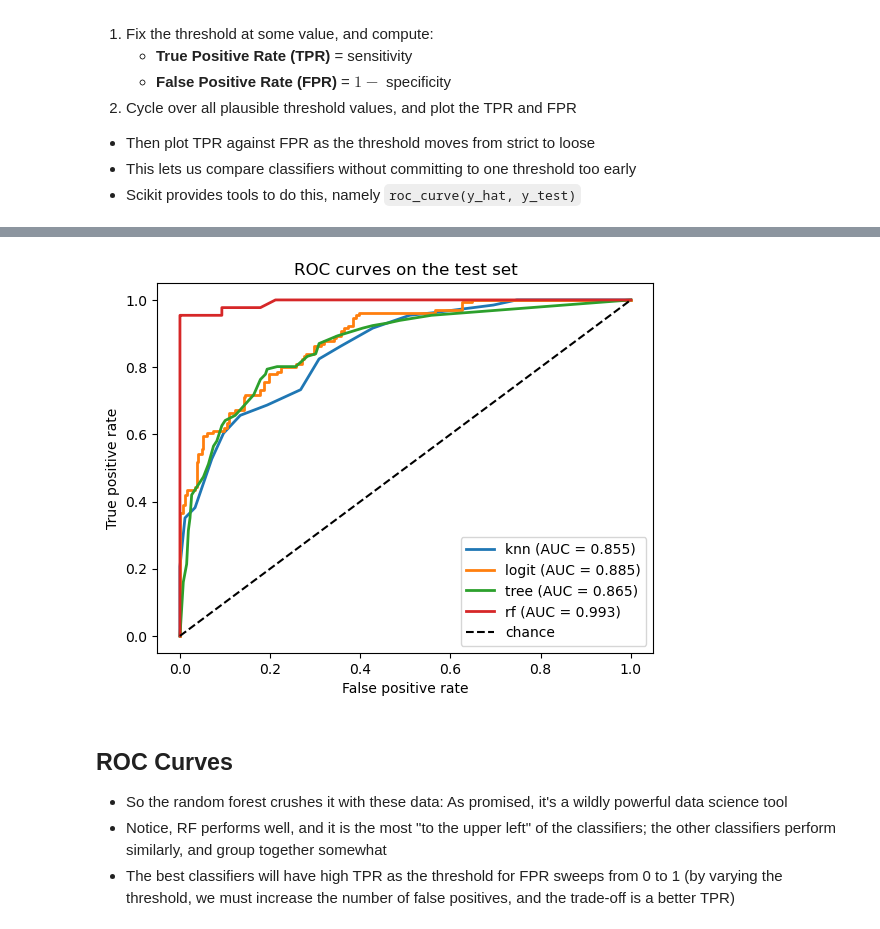
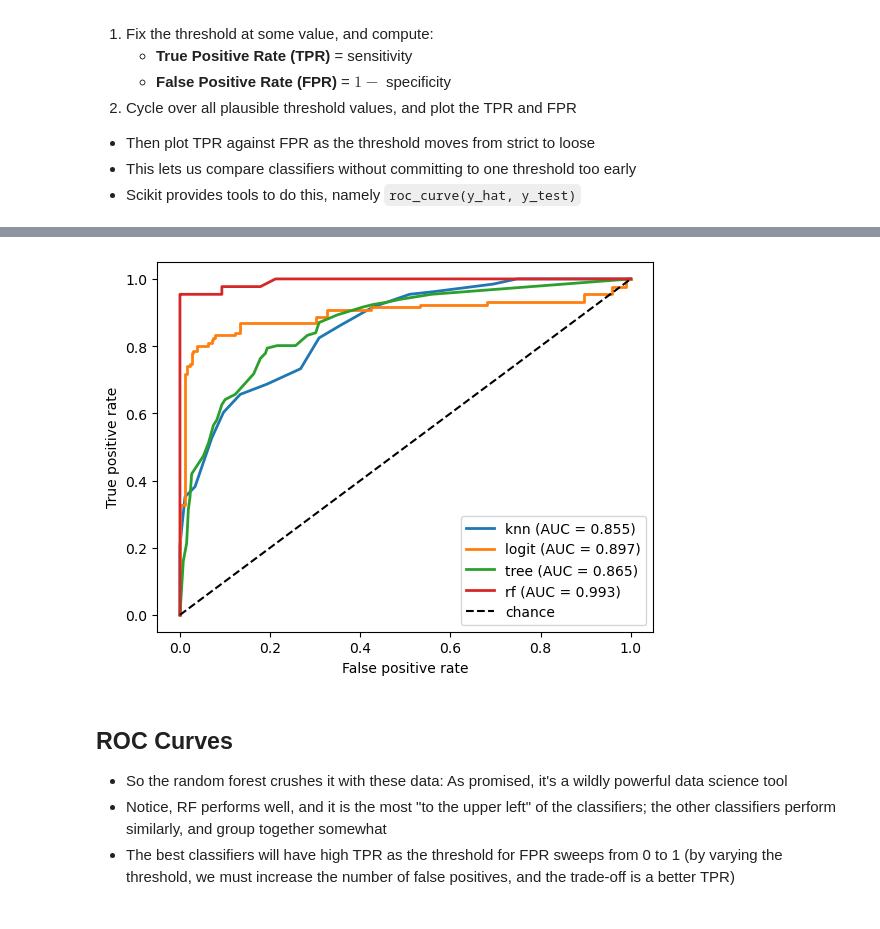
Before and after one commit to ds4e/undergrad_ml, a Jupyter notebook: 11_classifier_evaluation.ipynb, the cells around one changed output, grey strips where cells are left out. Saved outputs shown, nothing was run; the diff lists cells and outputs as text; code cells hidden in the pictures.

```diff
--- a/11_classifier_evaluation.ipynb
+++ b/11_classifier_evaluation.ipynb
@@ -79,7 +79,6 @@ When we make the hard classification, we lose some information, but this can be
 - Save your predictions for each kind of model and your test values; we'll use these the rest of class
 # %%
 ## Set up data for modeling
-
 y = df["Outcome"]
 X = df.drop(columns="Outcome")
 
@@ -98,7 +97,7 @@ X_test_std = X_test.apply(std)
 X_train_mm = X_train.apply(minmax)
 X_test_mm = X_test.apply(minmax)
 
-poly = PolynomialFeatures(degree=2, include_bias=False)
+poly = PolynomialFeatures(degree=4, include_bias=False)
 X_train_logit = poly.fit_transform(X_train_std)
 X_test_logit = poly.transform(X_test_std)
 # %%
@@ -329,21 +327,18 @@ To build a ROC curve we,
 # %%
 roc_rows = []
-
 for col in pr_all.columns[1:]:
     fpr, tpr, _ = roc_curve(pr_all["y_test"], pr_all[col])
     auc_value = roc_auc_score(pr_all["y_test"], pr_all[col])
     label = col.replace("pr_", "")
     roc_rows.append(pd.Series({"model": label, "auc": auc_value}))
     plt.plot(fpr, tpr, linewidth=2, label=f"{label} (AUC = {auc_value:.3f})")
-
 plt.plot([0, 1], [0, 1], linestyle="--", color="black", label="chance")
 plt.xlabel("False positive rate")
 plt.ylabel("True positive rate")
-plt.title("ROC curves on the test set")
 plt.legend()
 plt.show()
 # %% [output]
-[figure, old version]
+[figure, new version]
 # %% [markdown]
 ## ROC Curves
 - So the random forest crushes it with these data: As promised, it's a wildly powerful data science tool
```
Also changed, not shown: parts of 17 cells of this notebook, 1 other file.
